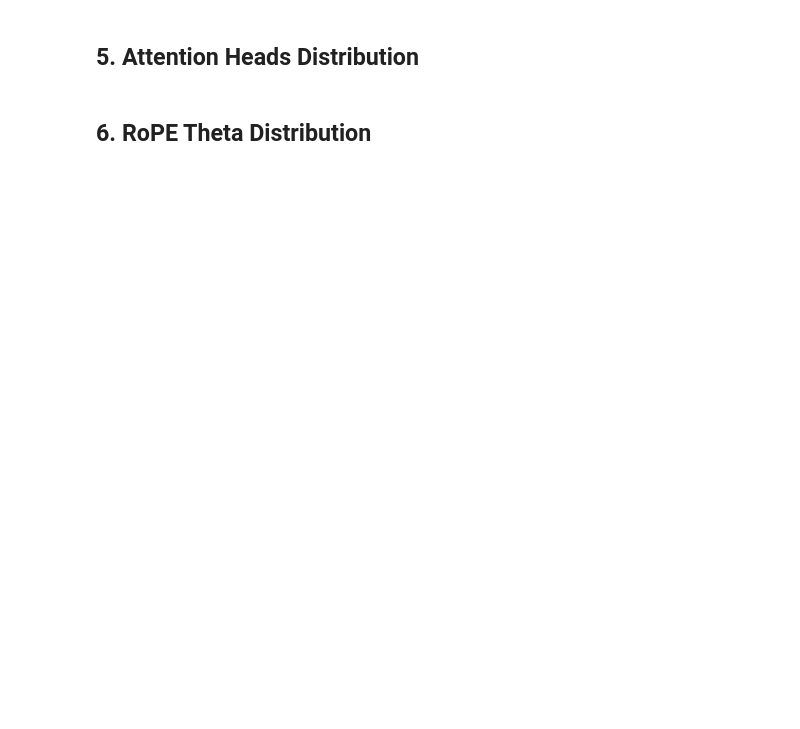
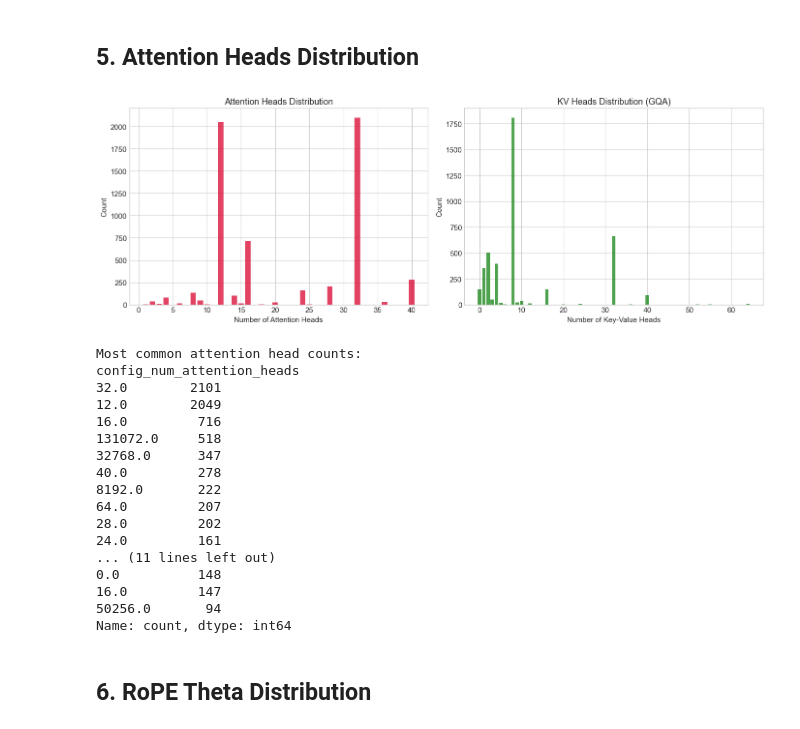
Before and after one commit to hamidahoderinwale/hfconfig, a Jupyter notebook: 02_parameter_distributions.ipynb, the cells around one changed output. Drawn from its saved outputs; the diff is of its cells as text; code cells hidden in the pictures; blank space fills up the shorter version.

```diff
--- a/02_parameter_distributions.ipynb
+++ b/02_parameter_distributions.ipynb
@@ -178,33 +228,61 @@ print(context.value_counts().head(10))
 # %% [markdown]
 ## 5. Attention Heads Distribution
 # %%
-heads = df['config_num_attention_heads'].dropna()
-kv_heads = df['config_num_key_value_heads'].dropna()
+# Convert to numeric, coercing errors to NaN
+heads = pd.to_numeric(df['config_num_attention_heads'], errors='coerce').dropna()
+kv_heads = pd.to_numeric(df['config_num_key_value_heads'], errors='coerce').dropna()
 
-fig, axes = plt.subplots(1, 2, figsize=(14, 5))
+if len(heads) == 0:
+    print("⚠ No attention heads data available")
+else:
+    fig, axes = plt.subplots(1, 2, figsize=(14, 5))
 
-# Attention heads
-head_counts = heads.value_counts().sort_index().head(20)
-axes[0].bar(head_counts.index.astype(int), head_counts.values, color='crimson', alpha=0.8)
-axes[0].set_xlabel('Number of Attention Heads')
-axes[0].set_ylabel('Count')
-axes[0].set_title('Attention Heads Distribution', fontsize=13)
+    # Attention heads
+    head_counts = heads.value_counts().sort_index().head(20)
+    axes[0].bar(head_counts.index.astype(int), head_counts.values, color='crimson', alpha=0.8)
+    axes[0].set_xlabel('Number of Attention Heads')
+    axes[0].set_ylabel('Count')
+    axes[0].set_title('Attention Heads Distribution', fontsize=13)
 
-# KV heads (for GQA)
-kv_counts = kv_heads.value_counts().sort_index().head(20)
-axes[1].bar(kv_counts.index.astype(int), kv_counts.values, color='forestgreen', alpha=0.8)
-axes[1].set_xlabel('Number of Key-Value Heads')
-axes[1].set_ylabel('Count')
-axes[1].set_title('KV Heads Distribution (GQA)', fontsize=13)
+    # KV heads (for GQA)
+    if len(kv_heads) > 0:
+        kv_counts = kv_heads.value_counts().sort_index().head(20)
+        axes[1].bar(kv_counts.index.astype(int), kv_counts.values, color='forestgreen', alpha=0.8)
+        axes[1].set_xlabel('Number of Key-Value Heads')
+        axes[1].set_ylabel('Count')
+        axes[1].set_title('KV Heads Distribution (GQA)', fontsize=13)
+    else:
+        axes[1].text(0.5, 0.5, 'No KV heads data', ha='center', va='center', transform=axes[1].transAxes)
+        axes[1].set_title('KV Heads Distribution (GQA)', fontsize=13)
 
-plt.tight_layout()
-plt.savefig('figures/attention_heads_dist.png', dpi=150, bbox_inches='tight')
-plt.show()
+    plt.tight_layout()
+    plt.savefig('figures/attention_heads_dist.png', dpi=150, bbox_inches='tight')
+    plt.show()
 
-print("\nMost common attention head counts:")
-print(heads.value_counts().head(10))
-print("\nMost common KV head counts (GQA):")
-print(kv_heads.value_counts().head(10))
+    print("\nMost common attention head counts:")
+    print(heads.value_counts().head(10))
+    if len(kv_heads) > 0:
+        print("\nMost common KV head counts (GQA):")
+        print(kv_heads.value_counts().head(10))
+# %% [output]
+[figure, added]
+Most common attention head counts:
+config_num_attention_heads
+32.0        2101
+12.0        2049
+16.0         716
+131072.0     518
+32768.0      347
+40.0         278
+8192.0       222
+64.0         207
+28.0         202
+24.0         161
+... (11 lines left out)
+0.0          148
+16.0         147
+50256.0       94
+Name: count, dtype: int64
 # %% [markdown]
 ## 6. RoPE Theta Distribution
 # %%
```
Also changed, not shown: parts of 10 cells of this notebook.
